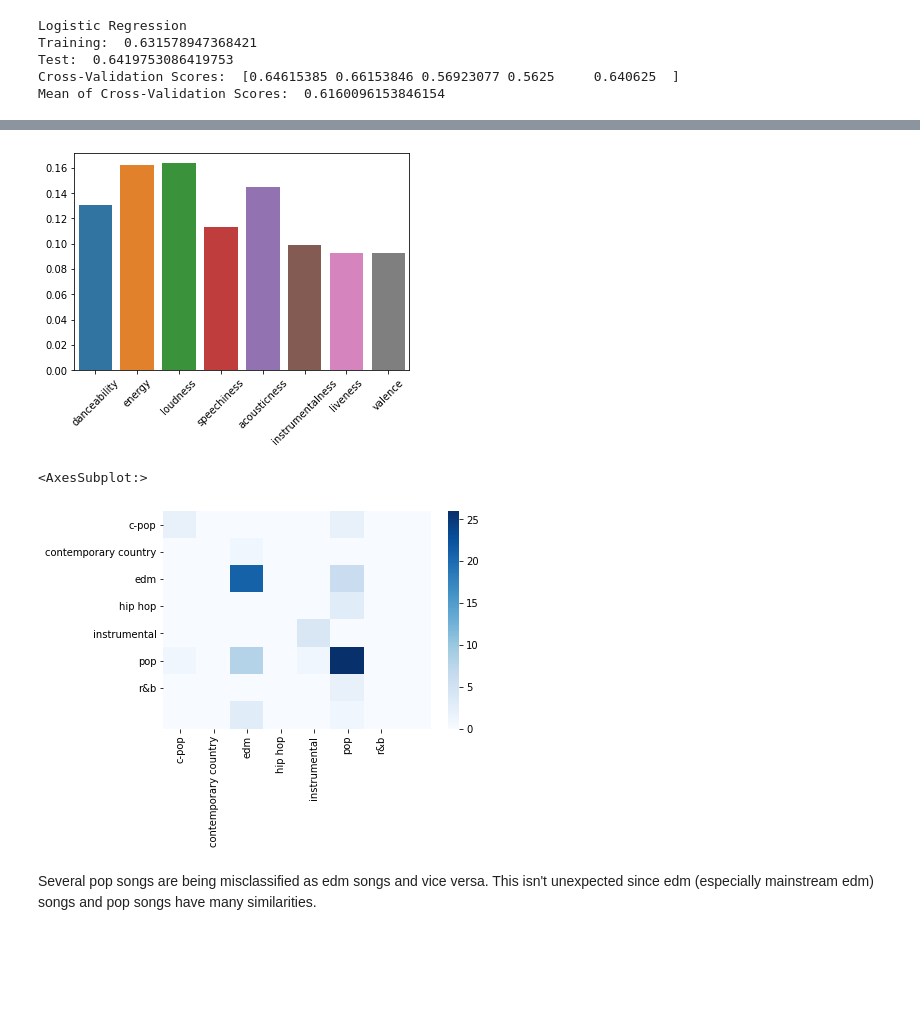
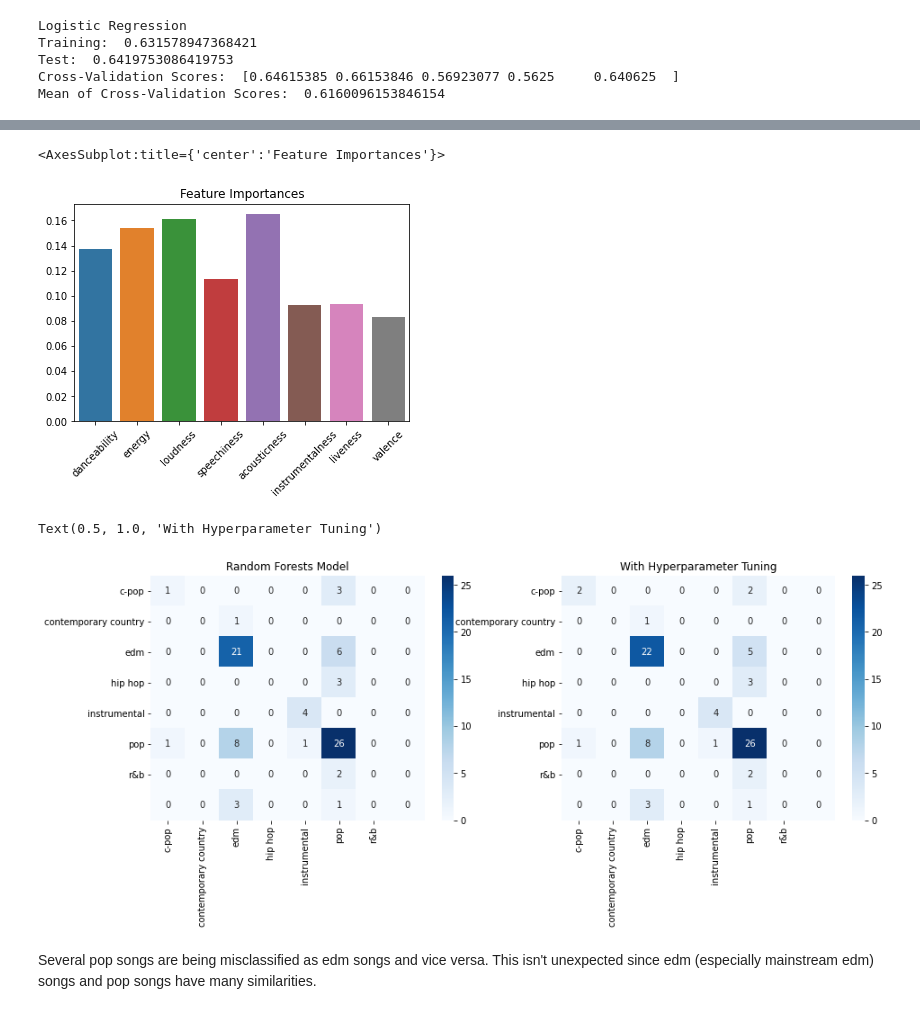
Before and after one commit to selenaalu/spotify_analysis, a Jupyter notebook: spotify.ipynb, the cells around one changed output, grey strips where cells are left out. Drawn from its saved outputs; the diff is of its cells as text; code cells hidden in the pictures; blank space fills up the shorter version.

```diff
--- a/spotify.ipynb
+++ b/spotify.ipynb
@@ -363,17 +432,25 @@ Test:  0.654320987654321
 # %%
 plot = sns.barplot(x_train.columns,model.feature_importances_)
 plot.set_xticklabels(plot.get_xticklabels(),rotation=45)
-fig.show()
+plot.set_title('Feature Importances')
+plot
 # %% [output]
+<AxesSubplot:title={'center':'Feature Importances'}>
-[figure, old version]
+[figure, new version]
 # %%
 genres = ['c-pop','contemporary country','edm','hip hop','instrumental','pop','r&b']
+fig, axs = plt.subplots(figsize = (15,5), ncols=2)
 prediction = model.predict(x_test)
 conf_matrix = confusion_matrix(y_test.tolist(), prediction.tolist())
-sns.heatmap(conf_matrix, cmap='Blues', xticklabels=genres, yticklabels=genres)
+sns.heatmap(conf_matrix, cmap='Blues', xticklabels=genres, yticklabels=genres, annot=True, ax=axs[0])
+axs[0].set_title('Random Forests Model')
+prediction = best_gs.predict(x_test)
+conf_matrix = confusion_matrix(y_test.tolist(), prediction.tolist())
+sns.heatmap(conf_matrix, cmap='Blues', xticklabels=genres, yticklabels=genres, annot=True, ax=axs[1])
+axs[1].set_title('With Hyperparameter Tuning')
 # %% [output]
-<AxesSubplot:>
+Text(0.5, 1.0, 'With Hyperparameter Tuning')
-[figure, old version]
+[figure, new version]
 # %% [markdown]
 Several pop songs are being misclassified as edm songs and vice versa. This isn't unexpected since edm (especially mainstream edm) songs and pop songs have many similarities.
 # %% [markdown]
```
Also changed, not shown: parts of 23 cells of this notebook.
